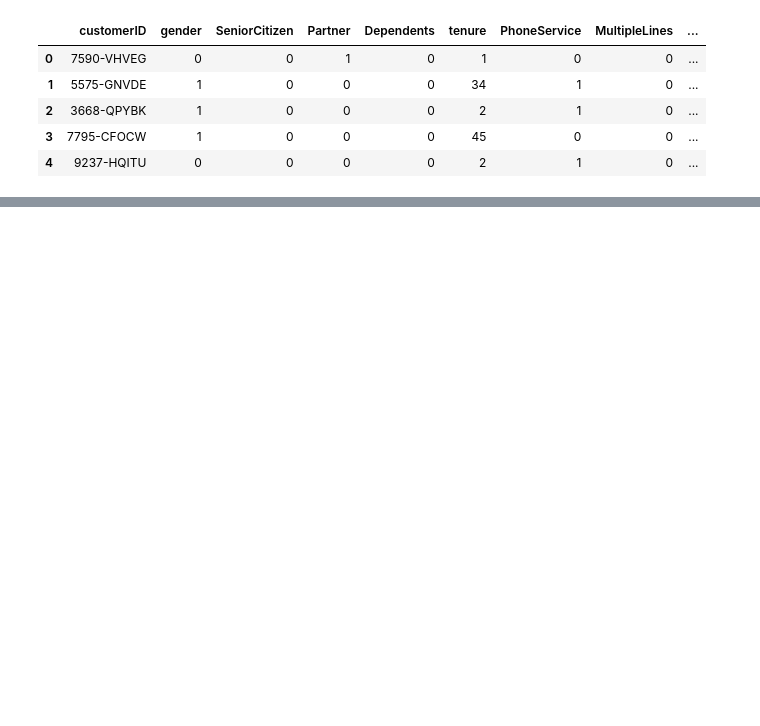
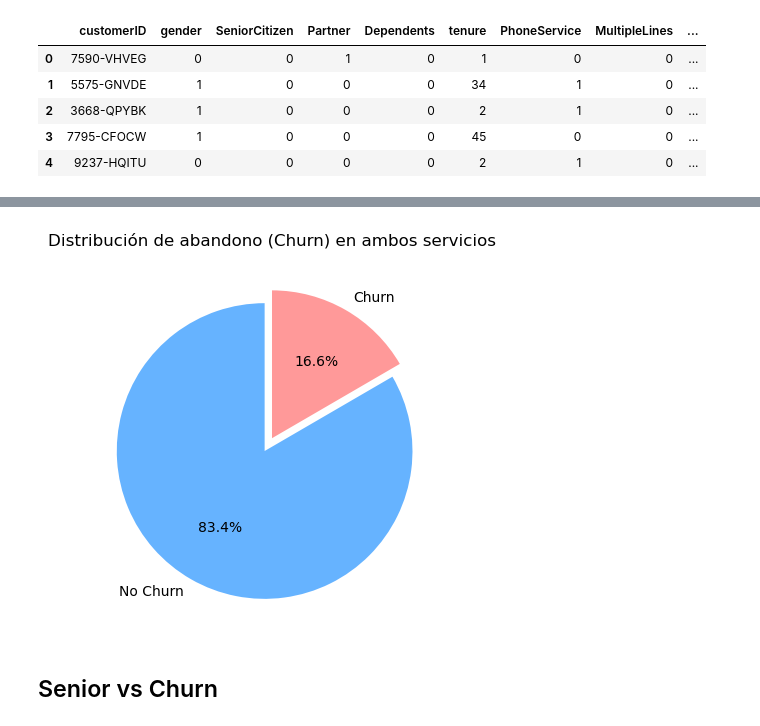
Before and after one commit to Jaumeesoleer/telco-churn-prediction, a Jupyter notebook: notebooks/EDA.ipynb, the cells around one changed output, grey strips where cells are left out. Saved outputs shown, nothing was run; the diff lists cells and outputs as text; code cells hidden in the pictures; blank space fills up the shorter version.

```diff
--- a/notebooks/EDA.ipynb
+++ b/notebooks/EDA.ipynb
@@ -17,0 +99,3 @@ telco_df.head()
+# %%
+both_df = pd.read_csv('../data/processed/phone_internet_service.csv')
+both_df.head()
@@ -17,0 +109,19 @@ telco_df.head()
+# %%
+b_counts = both_df['Churn'].value_counts()
+b_labels = labels
+b_sizes = [b_counts[0], b_counts[1]]
+# %%
+fig, ax = plt.subplots()
+ax.pie(
+    b_counts,
+    labels = b_labels,
+    autopct='%1.1f%%',
+    startangle=90,
+    colors=['#66b3ff','#ff9999'],
+    explode=(0.1, 0))
+ax.set_title('Distribución de abandono (Churn) en ambos servicios')
+plt.show()
+# %% [output]
+[figure, added]
+# %% [markdown]
+## Senior vs Churn
```
Also changed, not shown: parts of 23 cells of this notebook.
